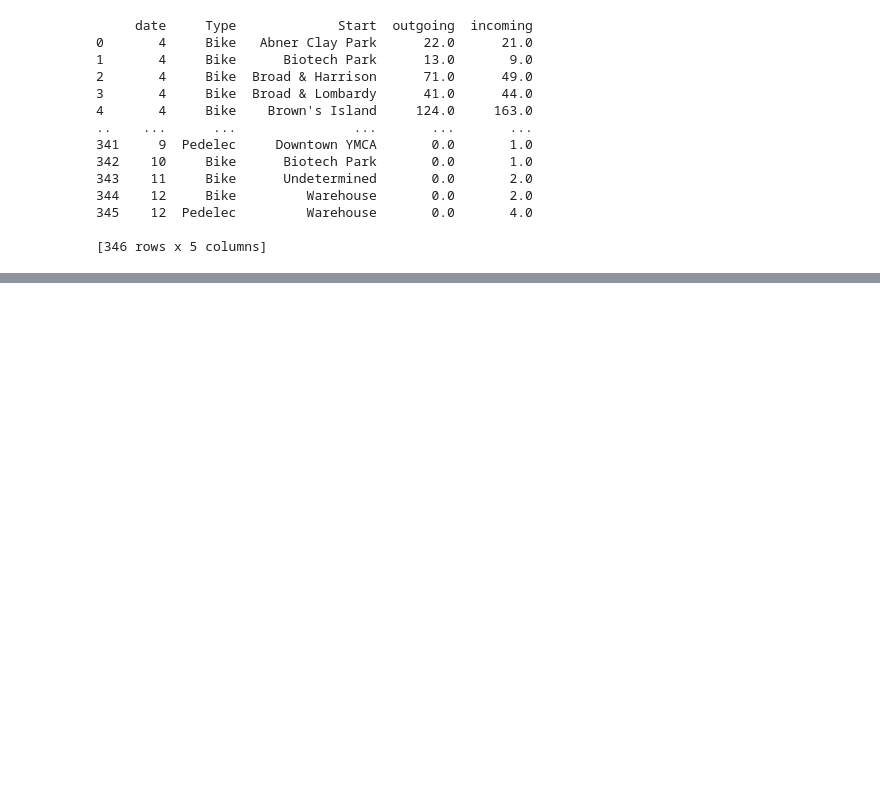
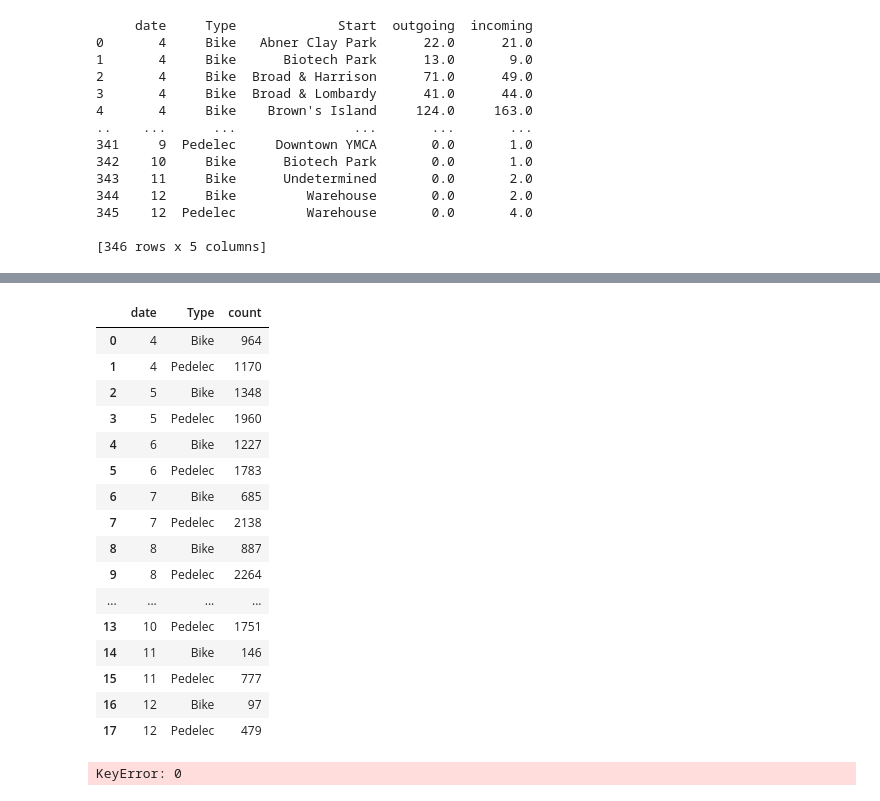
Before and after one commit to saadabrar12/BikeDataViz, a Jupyter notebook: preprocessing-Copy2.ipynb, the cells around one changed output, grey strips where cells are left out. Drawn from its saved outputs; the diff is of its cells as text; code cells hidden in the pictures; blank space fills up the shorter version.

```diff
--- a/preprocessing-Copy2.ipynb
+++ b/preprocessing-Copy2.ipynb
@@ -88,0 +158,2 @@ print(df1['month'].unique());
+# %%
+df1['month'] = pd.to_datetime(df1['month'], format='%m').dt.month_name().str.slice()
@@ -209 +438,24 @@ with open('colchartdata.json', 'r') as f:
+# %%
+#get aggregated count based on month and hour
+barchart2=df1[['Type','Start','month']].groupby([df1['date'].dt.month, 'Type']).agg(count=('Start','count'))
+# %%
+barchart2
+# %% [output]
+|  | date | Type | count |
+| 0 | 4 | Bike | 964 |
+| 1 | 4 | Pedelec | 1170 |
+| 2 | 5 | Bike | 1348 |
+| 3 | 5 | Pedelec | 1960 |
+| 4 | 6 | Bike | 1227 |
+| 5 | 6 | Pedelec | 1783 |
+| 6 | 7 | Bike | 685 |
+| 7 | 7 | Pedelec | 2138 |
+| 8 | 8 | Bike | 887 |
+| 9 | 8 | Pedelec | 2264 |
+| ... | ... | ... | ... |
+| 13 | 10 | Pedelec | 1751 |
+| 14 | 11 | Bike | 146 |
+| 15 | 11 | Pedelec | 777 |
+| 16 | 12 | Bike | 97 |
+| 17 | 12 | Pedelec | 479 |
 # %%
@@ -210,0 +470,4 @@ barchart=barchart.groupby(["month","hour", "Type","count"]).size().reset_index(n
+# %%
+type(jsonfile[0]['month'])
+# %% [output]
+KeyError: 0
```
Also changed, not shown: parts of 39 cells of this notebook, 2 other files.
